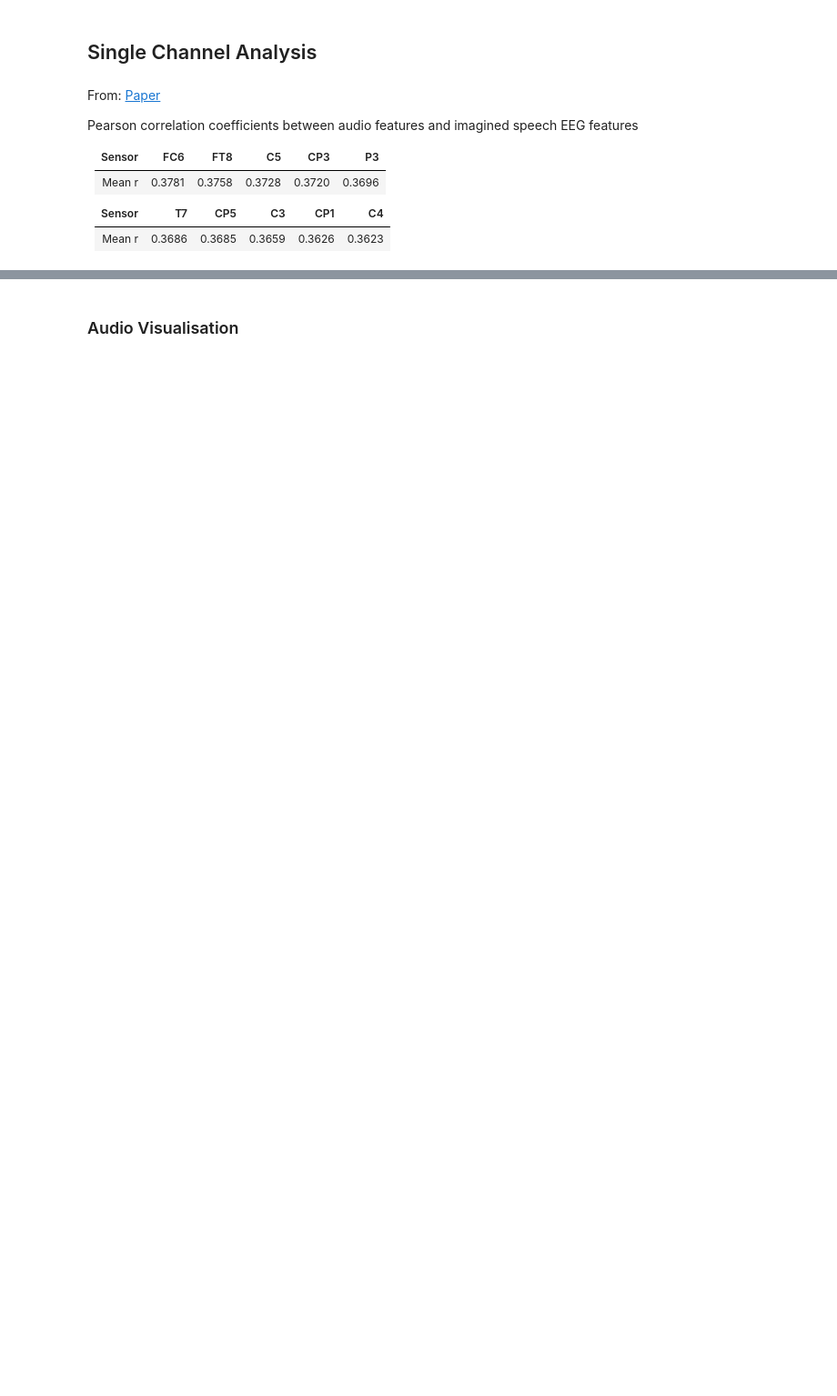
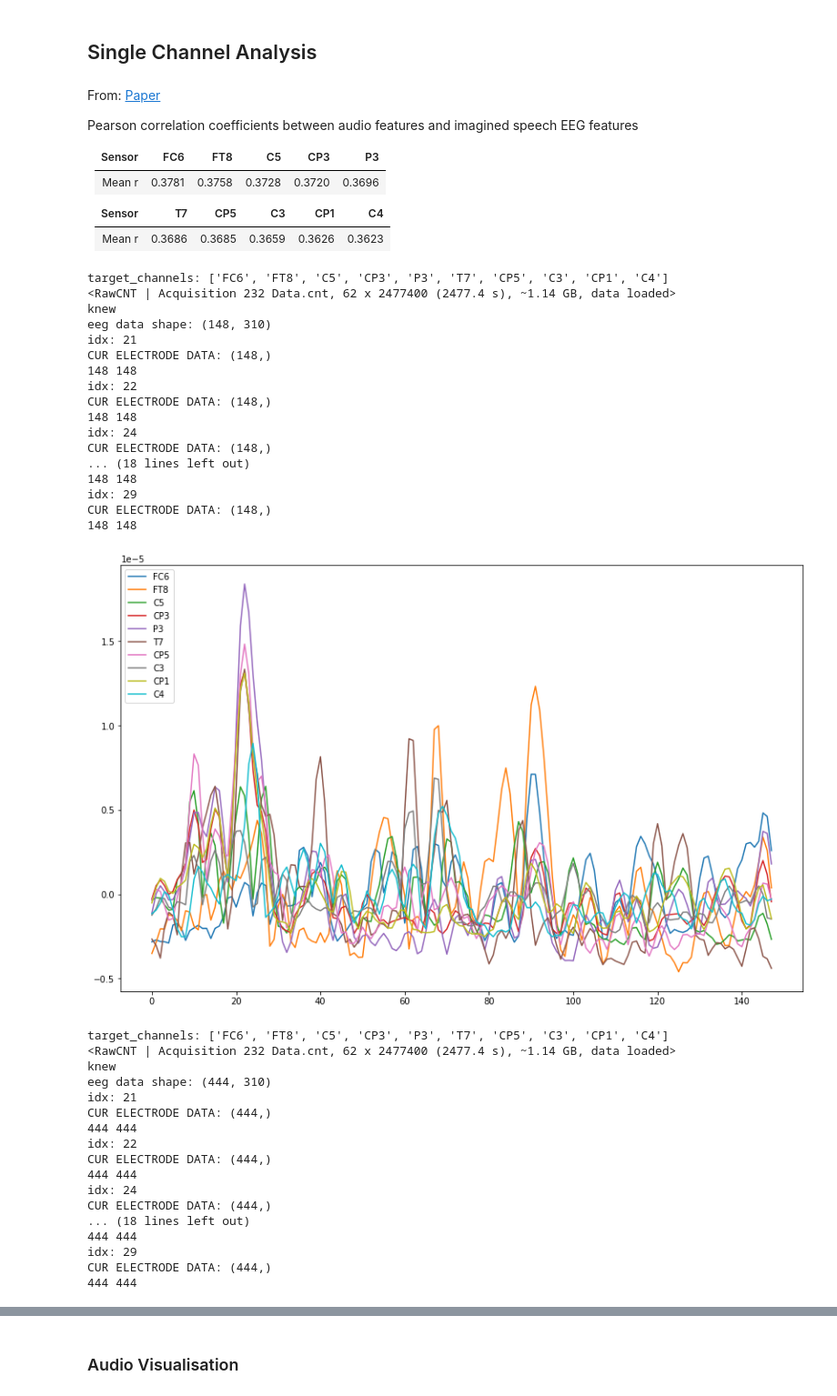
Before and after one commit to MiscellaneousStuff/kara-one-transduction, a Jupyter notebook: main.ipynb, the cells around one changed output, grey strips where cells are left out. Shown at 91% size. Cells and saved outputs as stored; diff of their text form; code cells hidden in the pictures; blank space fills up the shorter version.

```diff
--- a/main.ipynb
+++ b/main.ipynb
@@ -6,4 +6,5 @@
 from lib import KaraOneDataset
 
 dataset_dir = "C:\\Users\\win8t\\OneDrive\\Desktop\\projects\\kara-one-transduction\\p"
-dataset = KaraOneDataset(dataset_dir, end_idx=165, scale_data=False, start_idx=163)
+dataset = KaraOneDataset(dataset_dir, scale_data=False, start_idx=164, end_idx=165)
+# dataset = KaraOneDataset(dataset_dir, end_idx=3, scale_data=False, start_idx=1)
@@ -10,3 +20,4 @@ dataset = KaraOneDataset(dataset_dir, end_idx=165, scale_data=False, start_idx=1
 # %%
 import numpy as np
-dataset[0]["eeg_vocal"].shape, dataset[0]["eeg_vocal_raw"].shape, dataset[0]["eeg_vocal_feats"].shape
+i = 0
+dataset[i]["eeg_vocal"].shape, dataset[i]["eeg_vocal_raw"].shape, dataset[i]["eeg_vocal_feats"].shape
@@ -56,8 +69,11 @@ def plot_eeg(eeg_type, target_channels, idx, feat=False):
         if feat:
             data = eeg_data[idx, 16]
         else:
-            data = eeg_data[:135, (idx*5)+2]
+            # data = eeg_data[:903, idx]
+            # data = eeg_data[:, idx]
+            data = eeg_data[:, (idx*5)+1]
             # data = eeg_data[:, (idx*5)+2] # working (p_r, rms)
+        data = data - data.mean(axis=0, keepdims=True)
         # print(eeg_data.shape)
         # print(data.shape, eeg_data.shape, eeg_data.shape[1] / 1000, data)
         print("CUR ELECTRODE DATA:", data.shape)
@@ -65,9 +81,12 @@ def plot_eeg(eeg_type, target_channels, idx, feat=False):
         print(len(data), len(data / max(data)))
 
     plt.legend(loc="upper left")
+    # plt.axvspan(xmin=435, xmax=668, color="green", alpha=0.5)
+    # plt.axvspan(xmin=451, xmax=553, color="red", alpha=0.5)
+    # plt.axvspan(xmin=397, xmax=532, color="red", alpha=0.5)
     plt.show()
 
-# target_channels = "FC6 FT8 C5 CP3 P3 T7 CP5 C3 CP1 C4".split(" ") # top 10
+target_channels = "FC6 FT8 C5 CP3 P3 T7 CP5 C3 CP1 C4".split(" ") # top 10
 # target_channels = "FC6 FT8 C5 CP3 CP5 C3 CP1 C4".split(" ") # top 10 - T7 (temporal 7?)
 # target_channels = target_channels[0:10]
-target_channels = []
+# target_channels = []
@@ -76,0 +93,41 @@ target_channels
+# %%
+for i in range(1):
+    plot_eeg("eeg_vocal_feats", target_channels, idx=i, feat=False)
+    plot_eeg("eeg_active_feats", target_channels, idx=i, feat=False)
+# target_channels
+# %% [output]
+target_channels: ['FC6', 'FT8', 'C5', 'CP3', 'P3', 'T7', 'CP5', 'C3', 'CP1', 'C4']
+<RawCNT | Acquisition 232 Data.cnt, 62 x 2477400 (2477.4 s), ~1.14 GB, data loaded>
+knew
+eeg data shape: (148, 310)
+idx: 21
+CUR ELECTRODE DATA: (148,)
+148 148
+idx: 22
+CUR ELECTRODE DATA: (148,)
+148 148
+idx: 24
+CUR ELECTRODE DATA: (148,)
+... (18 lines left out)
+148 148
+idx: 29
+CUR ELECTRODE DATA: (148,)
+148 148
+[figure, added]
+target_channels: ['FC6', 'FT8', 'C5', 'CP3', 'P3', 'T7', 'CP5', 'C3', 'CP1', 'C4']
+<RawCNT | Acquisition 232 Data.cnt, 62 x 2477400 (2477.4 s), ~1.14 GB, data loaded>
+knew
+eeg data shape: (444, 310)
+idx: 21
+CUR ELECTRODE DATA: (444,)
+444 444
+idx: 22
+CUR ELECTRODE DATA: (444,)
+444 444
+idx: 24
+CUR ELECTRODE DATA: (444,)
+... (18 lines left out)
+444 444
+idx: 29
+CUR ELECTRODE DATA: (444,)
+444 444
```
Also changed, not shown: parts of 14 cells of this notebook, 1 other file.
